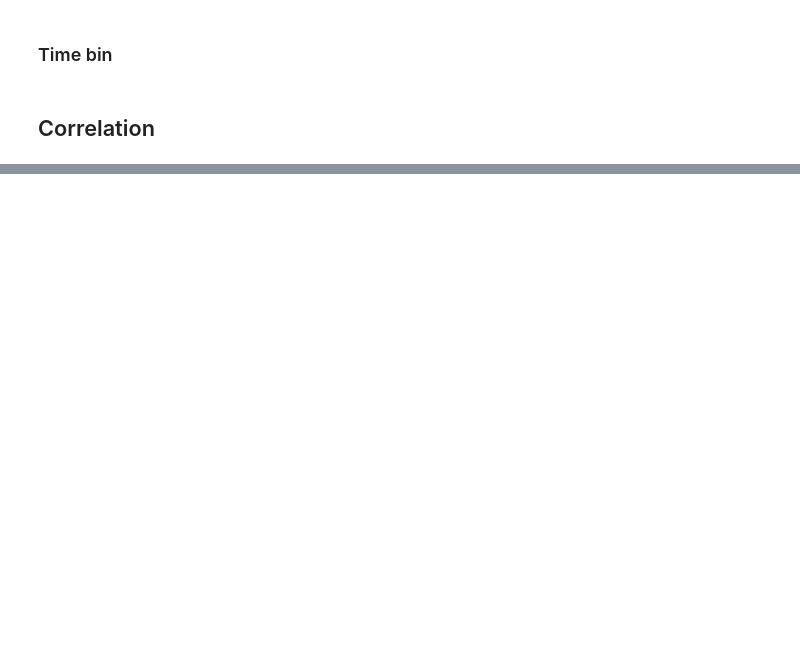
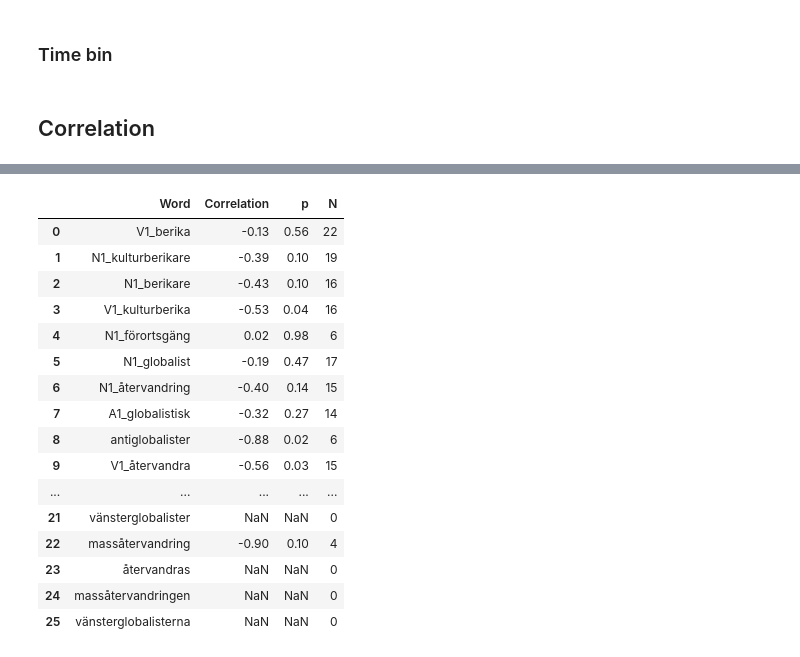
Before and after one commit to mboholm/dw_change, a Jupyter notebook: sgns/analysis.ipynb, the cells around one changed output, grey strips where cells are left out. Saved outputs shown, nothing was run; the diff lists cells and outputs as text; code cells hidden in the pictures; blank space fills up the shorter version.

```diff
--- a/sgns/analysis.ipynb
+++ b/sgns/analysis.ipynb
@@ -124,0 +150,8 @@ def checker(word, transition, controls_dir, n_ctrl=10, variable="cosine_change")
+# %%
+def find_transitions(vocabs):
+
+    years = [int(file.strip(".txt")) for file in os.listdir(vocabs)]
+    years.sort()
+    transitions = [(year, years[i]) for i, year in enumerate(years[:-1], start=1)]
+
+    return transitions
@@ -134,5 +236,8 @@ files = os.listdir(results_dir)
 # %%
 dwt_path = "../data/utils/dwts.txt"
+# %%
+#corpus = Path("/srv/data/gusbohom/root/corpora/toypol/time_bin/radical3/")
+corpus = Path("/home/max/Corpora/flashback-pol-time/yearly/fb-pt-radical3")
 # %% [markdown]
 ## Q-Show
 # %%
@@ -398,0 +392,20 @@ list(df.columns)
+# %%
+correlation(df=df_yearly_dwt, var1="diffpm", var2="rch", corpus=corpus, mode=2, metric = "pearson")
+# %% [output]
+|  | Word | Correlation | p | N |
+| 0 | V1_berika | -0.13 | 0.56 | 22 |
+| 1 | N1_kulturberikare | -0.39 | 0.10 | 19 |
+| 2 | N1_berikare | -0.43 | 0.10 | 16 |
+| 3 | V1_kulturberika | -0.53 | 0.04 | 16 |
+| 4 | N1_förortsgäng | 0.02 | 0.98 | 6 |
+| 5 | N1_globalist | -0.19 | 0.47 | 17 |
+| 6 | N1_återvandring | -0.40 | 0.14 | 15 |
+| 7 | A1_globalistisk | -0.32 | 0.27 | 14 |
+| 8 | antiglobalister | -0.88 | 0.02 | 6 |
+| 9 | V1_återvandra | -0.56 | 0.03 | 15 |
+| ... | ... | ... | ... | ... |
+| 21 | vänsterglobalister | NaN | NaN | 0 |
+| 22 | massåtervandring | -0.90 | 0.10 | 4 |
+| 23 | återvandras | NaN | NaN | 0 |
+| 24 | massåtervandringen | NaN | NaN | 0 |
+| 25 | vänsterglobalisterna | NaN | NaN | 0 |
```
Also changed, not shown: parts of 54 cells of this notebook.
